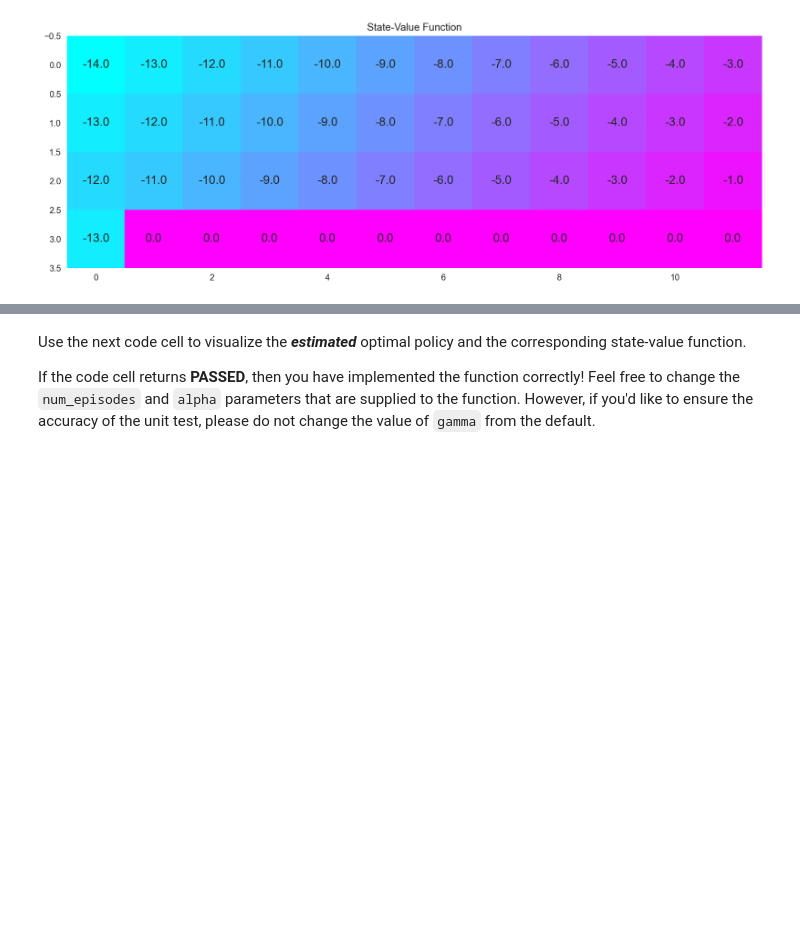
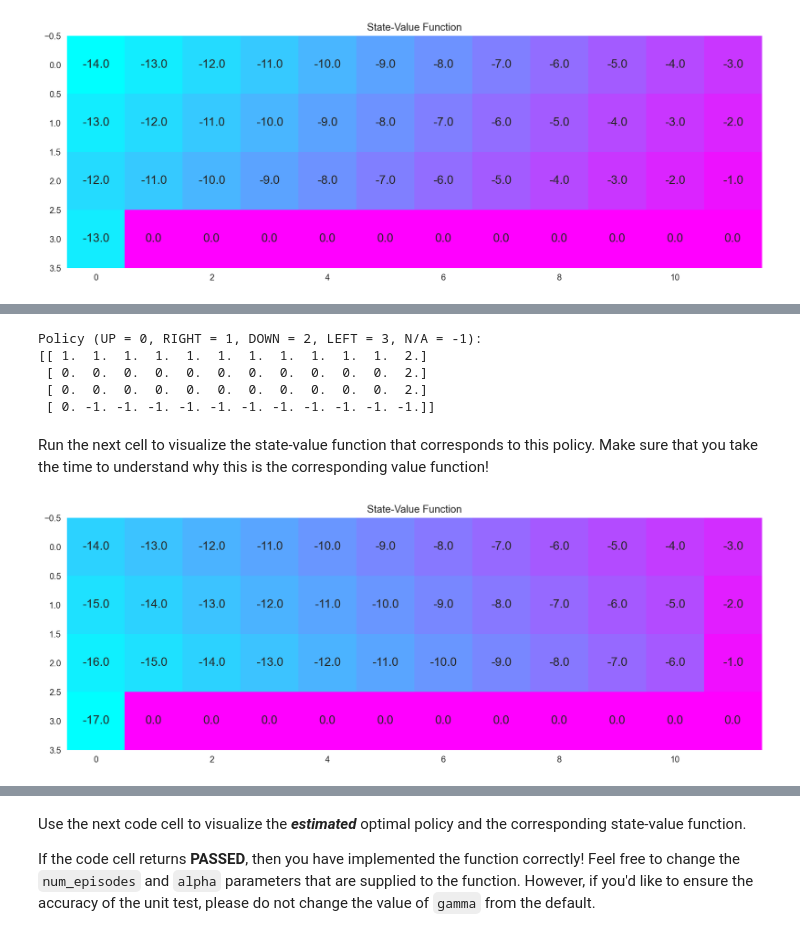
Before and after one commit to andy1li/udacity-reinforcement, a Jupyter notebook: temporal-difference/Temporal_Difference.ipynb, the cells around one changed output, grey strips where cells are left out. Saved outputs shown, nothing was run; the diff lists cells and outputs as text; code cells hidden in the pictures; blank space fills up the shorter version.

```diff
--- a/temporal-difference/Temporal_Difference.ipynb
+++ b/temporal-difference/Temporal_Difference.ipynb
@@ -66,0 +66,23 @@ plot_values(V_opt)
+# %%
+policy = np.hstack([1*np.ones(11), 2, np.zeros(11), 2, np.zeros(11), 2, 0, -1*np.ones(11)])
+print("\nPolicy (UP = 0, RIGHT = 1, DOWN = 2, LEFT = 3, N/A = -1):")
+print(policy.reshape(4,12))
+# %% [output]
+Policy (UP = 0, RIGHT = 1, DOWN = 2, LEFT = 3, N/A = -1):
+[[ 1.  1.  1.  1.  1.  1.  1.  1.  1.  1.  1.  2.]
+ [ 0.  0.  0.  0.  0.  0.  0.  0.  0.  0.  0.  2.]
+ [ 0.  0.  0.  0.  0.  0.  0.  0.  0.  0.  0.  2.]
+ [ 0. -1. -1. -1. -1. -1. -1. -1. -1. -1. -1. -1.]]
+# %% [markdown]
+Run the next cell to visualize the state-value function that corresponds to this policy.  Make sure that you take the time to understand why this is the corresponding value function!
+# %%
+V_true = np.zeros((4,12))
+for i in range(3):
+    V_true[0:12][i] = -np.arange(3, 15)[::-1] - i
+V_true[1][11] = -2
+V_true[2][11] = -1
+V_true[3][0] = -17
+
+plot_values(V_true)
+# %% [output]
+[figure, added]
```
Also changed, not shown: parts of 23 cells of this notebook, 9 other files.
